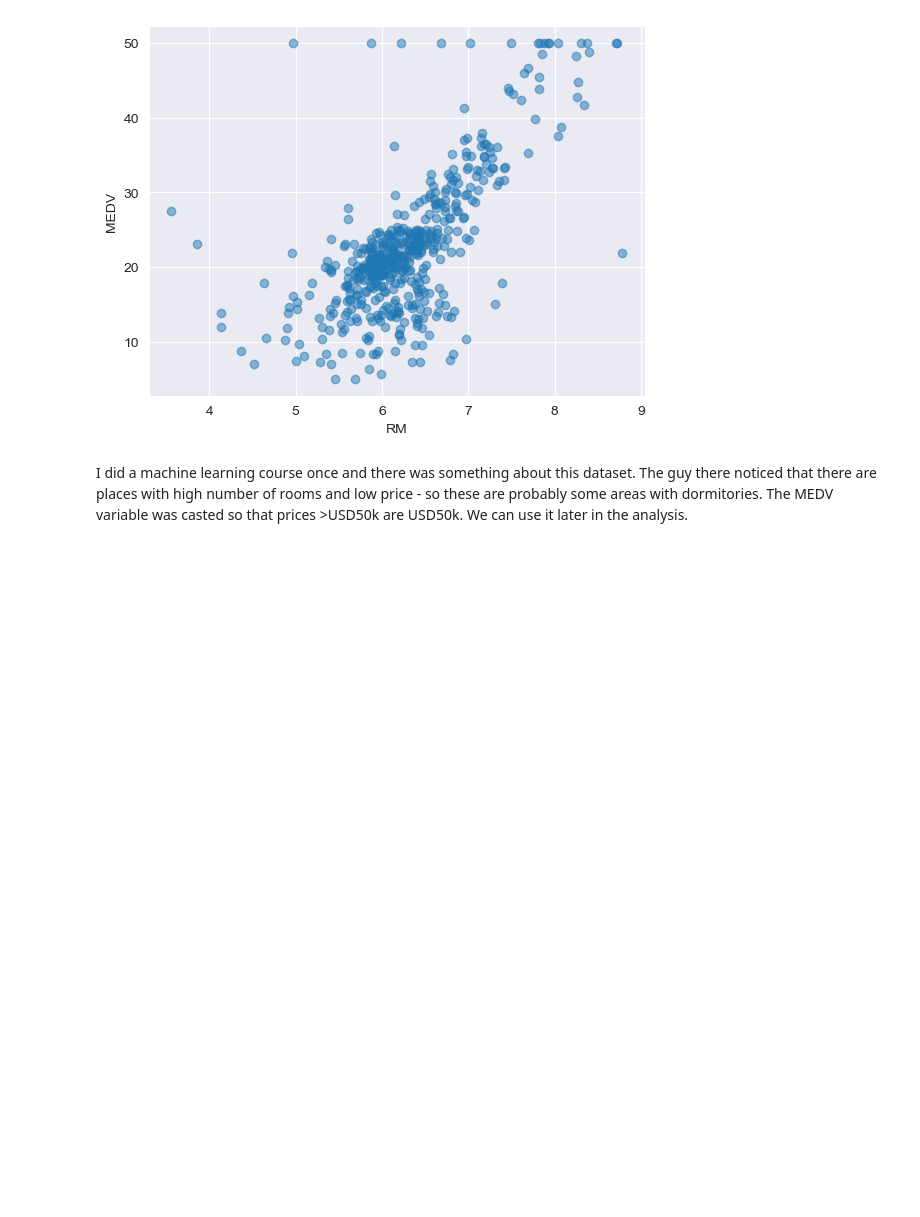
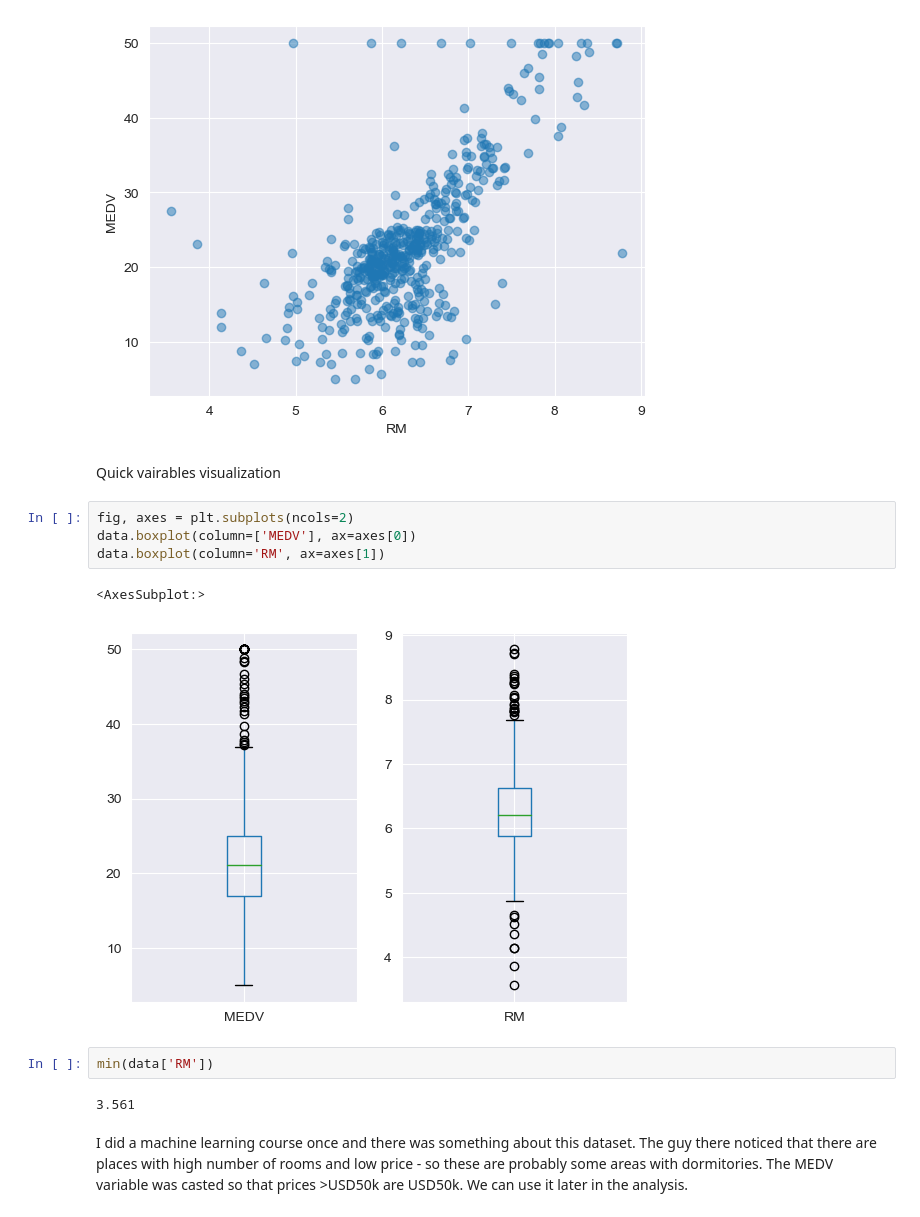
Before and after one commit to laszkiewiczp/PAD-project, a Jupyter notebook: Boston Housing Dataset.ipynb, the cells around one changed output. Cells and saved outputs as stored; diff of their text form; blank space fills up the shorter version.

```diff
--- a/Boston Housing Dataset.ipynb
+++ b/Boston Housing Dataset.ipynb
@@ -55,6 +55,19 @@ ax.set(xlabel='RM', ylabel='MEDV')
 # %% [output]
 [Text(0.5, 0, 'RM'), Text(0, 0.5, 'MEDV')]
 [figure]
+# %% [markdown]
+Quick vairables visualization
+# %%
+fig, axes = plt.subplots(ncols=2)
+data.boxplot(column=['MEDV'], ax=axes[0])
+data.boxplot(column='RM', ax=axes[1])
+# %% [output]
+<AxesSubplot:>
+[figure, added]
+# %%
+min(data['RM'])
+# %% [output]
+3.561
 # %% [markdown]
 I did a machine learning course once and there was something about this dataset. The guy there noticed that there are places with high number of rooms and low price - so these are probably some areas with dormitories. The MEDV variable was casted so that prices >USD50k are USD50k. We can use it later in the analysis.
 # %% [markdown]
```
Also changed, not shown: parts of 33 cells of this notebook.
